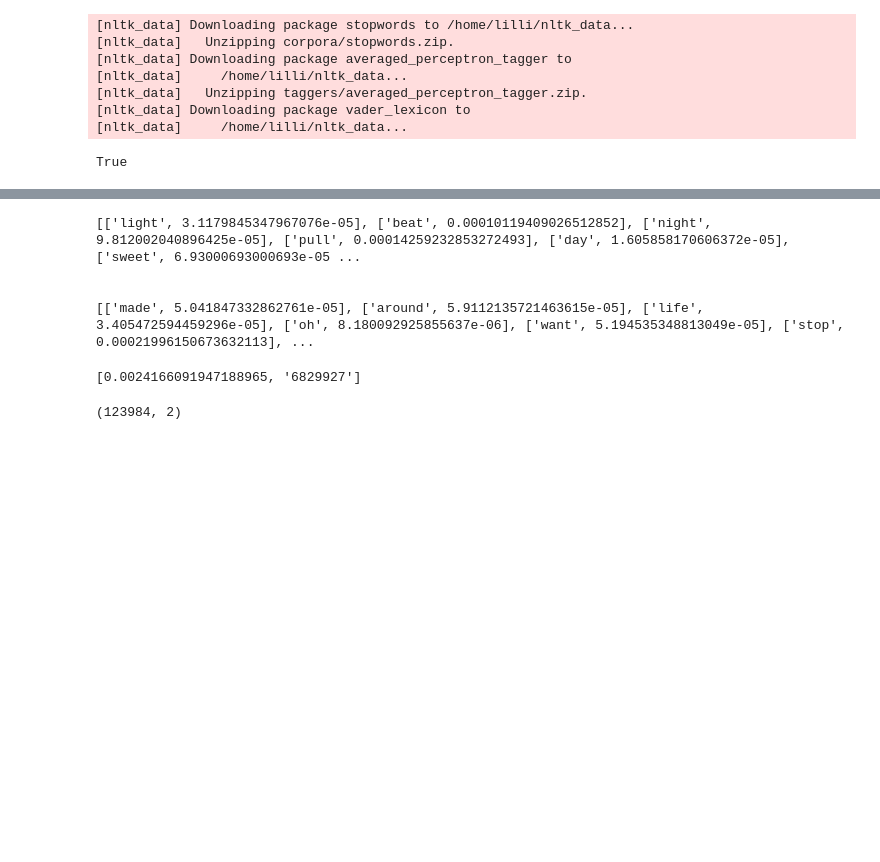
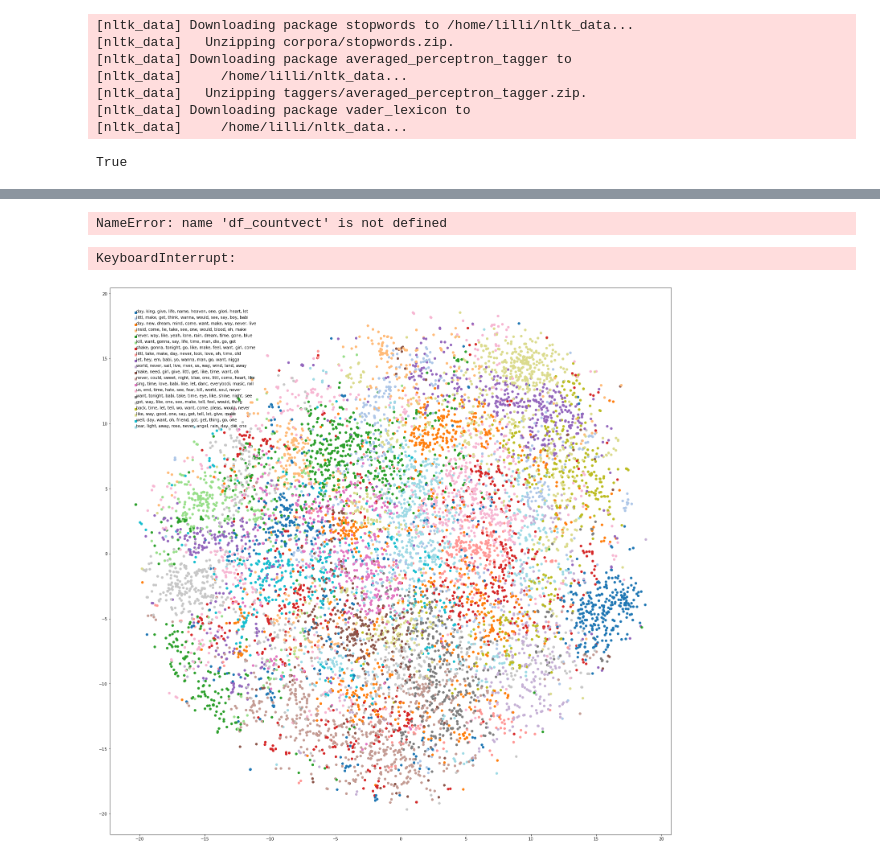
Before and after one commit to lillijo/nlp-musrec-lyrics, a Jupyter notebook: NLTK.ipynb, the cells around one changed output, grey strips where cells are left out. Drawn from its saved outputs; the diff is of its cells as text; code cells hidden in the pictures; blank space fills up the shorter version.

Commit message:
visualize topwords

```diff
--- a/NLTK.ipynb
+++ b/NLTK.ipynb
@@ -145,0 +120,13 @@ find_closest(docs[50][1][0])
+# %%
+df_countvect = pickle.load( open( "tfidf_df.p", "rb" ) )
+
+clust_df = pd.DataFrame({'cluster': clustering}, index=[i for i in inferred_vectors.keys()])
+new_df = df_countvect.join(clust_df)
+with open("tfidf_df.p","wb") as inf_json:
+    pickle.dump(new_df,inf_json)
+# %%
+df_countvect = pickle.load( open( "tfidf_df.p", "rb" ) )
+# %%
+np.shape(df_countvect)
+# %% [output]
+NameError: name 'df_countvect' is not defined
@@ -146 +168,24 @@ find_closest(docs[50][1][0])
+# %%
+def draw_all(data, clusters, labels, n_clust=20):
+
+    plt.figure(figsize=(25, 25))
+
+    plt.scatter([i[0] for i in data],[i[1] for i in data],c=clusters[:len(data)],cmap='tab20', s=30)
+
+    minx = min(*[i[0] for i in data])
+    maxy = max(*[i[1] for i in data])
+    i_step = (maxy)/n_clust *0.5
+
+    plt.scatter([minx for i in range(n_clust)],[maxy - i*i_step for i in range(n_clust)],c=list(range(0,n_clust)), cmap='tab20', s=30, marker="s")
+    for i in list(range(0,n_clust)):
+        txt = labels[i].index.values
+        plt.annotate(', '.join(txt), (minx + 0.1*i_step, maxy - i*i_step))
+# %%
+tsneData,clusters,labels = compute_all_with_topwords(n_clust=20, length=20000)
+# %% [output]
+KeyboardInterrupt:
+# %%
+draw_all(tsneData,clusters,labels, len(labels))
+# %% [output]
+[figure, added]
 # %%
@@ -159,20 +204,32 @@ def find_closest(document_id):
     print("\n")
     print(with_tfidf[document_id])
     return closest
-
-find_closest(docs[0][1][0])
-# %% [output]
-[['light', 3.1179845347967076e-05], ['beat', 0.00010119409026512852], ['night', 9.812002040896425e-05], ['pull', 0.00014259232853272493], ['day', 1.605858170606372e-05], ['sweet', 6.93000693000693e-05 ...
-
-
-[['made', 5.041847332862761e-05], ['around', 5.9112135721463615e-05], ['life', 3.405472594459296e-05], ['oh', 8.180092925855637e-06], ['want', 5.194535348813049e-05], ['stop', 0.00021996150673632113], ...
-[0.0024166091947188965, '6829927']
 # %%
-kmeans_model = KMeans(init='k-means++', n_clusters=5, n_init=10)
-kmeans_model.fit(X)
-clustering  = kmeans_model.labels_
+def paint_test_genres():
+    test_ids = [i[1][0] for i in test_documents_json]
+    inf_vecs = pickle.load( open( "inferred_vectors_dict.p", "rb" ) ) #test_documents
+    test_vecs = [(inf_vecs[vec],test_dict[vec]) for vec in test_ids]
+    X = np.array([i[0] for i in test_vecs])
 
-#X_embedded = TSNE(n_components=2, perplexity=20).fit_transform(X)
-X_embedded.shape
+    genres = [i[1][1][1] for i in test_vecs]
+    counter = collections.Counter(genres)
+    for i in range(len(genres)):
+        if counter[genres[i]] < 55:
+            genres[i] = 0
+    unique_colors = sorted(list(set(genres)),key= lambda x: counter[x])
+    colors = [unique_colors.index(i) for i in genres]
+
+    X_embedded = TSNE(n_components=2, perplexity=200).fit_transform(X)
+
+    with open('genres.json','r') as file2:
+        genre_names = json.load(file2)
+    genre_mapping = {i: [x['name'] for x in genre_names if x['genre_id'] == i] for i in unique_colors}
+
+    plt.figure(figsize=(25, 25))
+
+    plt.scatter([i[0] for i in X_embedded],[i[1] for i in X_embedded],c=colors,cmap='tab20', s=20)
+
+    plt.scatter([-60 for i in list(set(colors))],[(i-10)*2 for i in list(set(colors))],c=list(set(colors)), cmap='tab20', s=20)
+    for i in range(len(unique_colors)):
+        txt = genre_mapping[unique_colors[i]]
+        plt.annotate(txt, (-59, (i-10)*2))
-# %% [output]
-(123984, 2)
```
Also changed, not shown: parts of 20 cells of this notebook.
